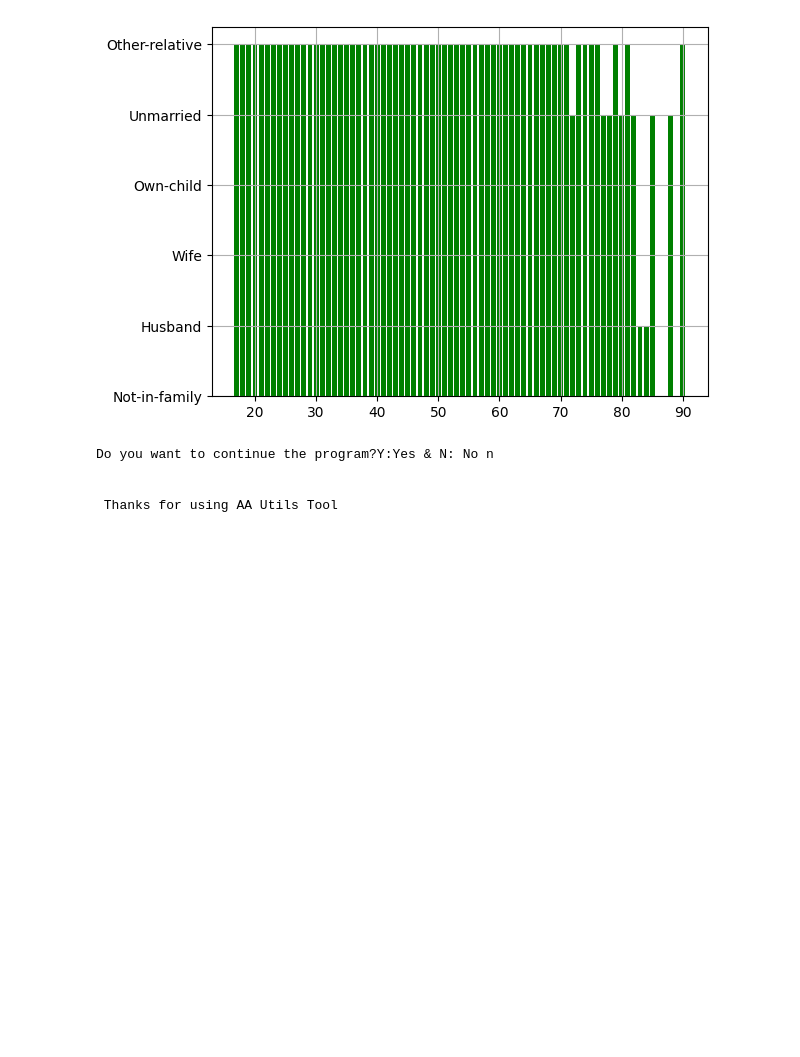
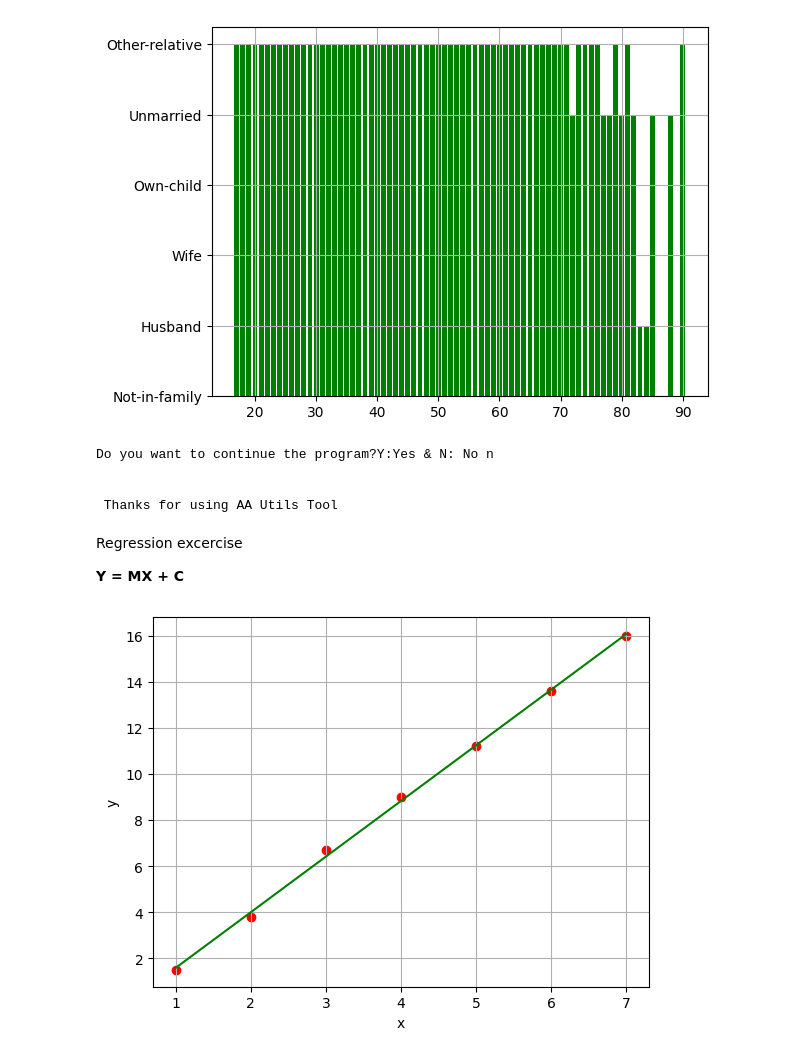
Before and after one commit to AamirAli310/Python-Basics, a Jupyter notebook: Graph_Lib_Excercise.ipynb, the cells around one changed output. Drawn from its saved outputs; the diff is of its cells as text; code cells hidden in the pictures; blank space fills up the shorter version.

Commit message:
Regression exercises
**Y = MX + C**

Plotting data on chart and finding regression slop & intersect points in the dataset.

```diff
--- a/Graph_Lib_Excercise.ipynb
+++ b/Graph_Lib_Excercise.ipynb
@@ -136,3 +136,26 @@ Do you want to continue the program?Y:Yes & N: No n
 
 
  Thanks for using AA Utils Tool
+# %% [markdown]
+Regression excercise
+
+**Y = MX + C**
+# %%
+#Finding a regression line among the points
+
+import pandas as pd;
+import matplotlib.pyplot as plt;
+import numpy as np;
+dataset=pd.DataFrame({'x':[1,2,3,4,5,6,7],'y':[1.5,3.8,6.7,9,11.2,13.6,16]})
+dataset
+
+plt.xlabel('x')
+plt.ylabel('y')
+plt.grid()
+plt.scatter(dataset.x,dataset.y,color='red')
+
+m, b = np.polyfit(dataset.x,dataset.y,1)
+plt.plot(dataset.x,m*dataset.x+b,color="green")
+plt.show()
+# %% [output]
+[figure, added]
```
Also changed, not shown: parts of 2 cells of this notebook.
